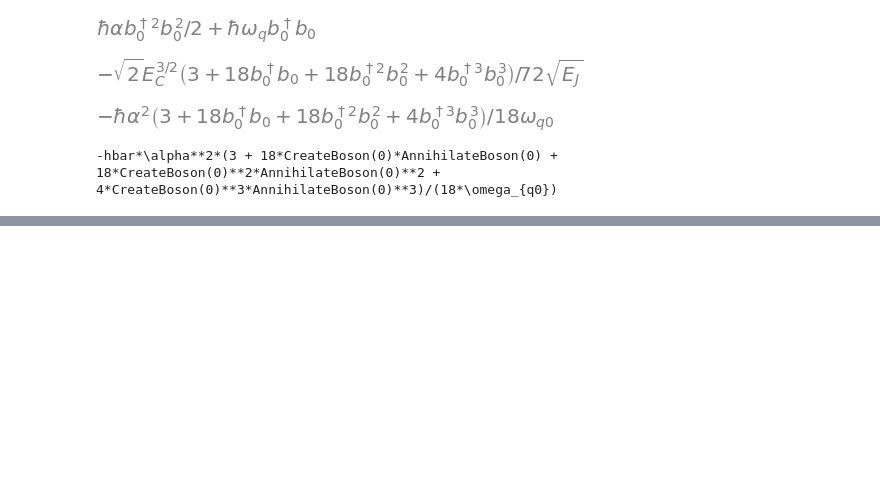
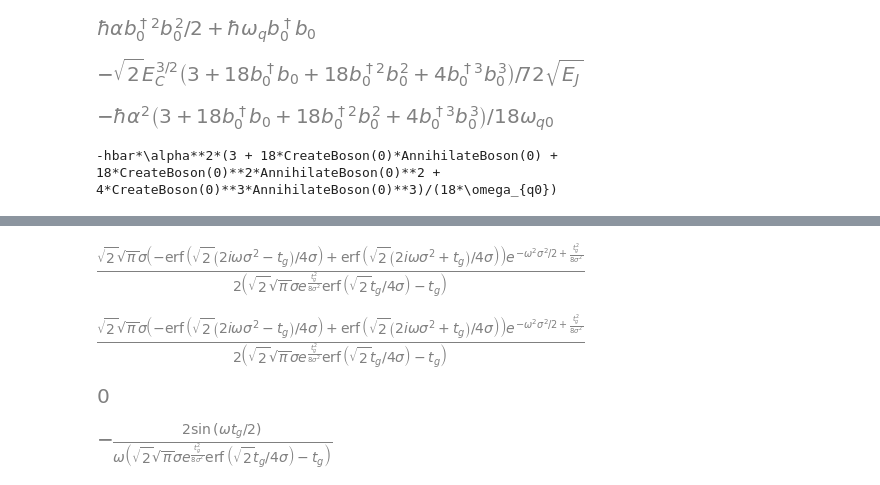
Before and after one commit to NickyNASA/PHYS-779-Project, a Jupyter notebook: src/analytic_solutions.ipynb, the cells around one changed output, grey strips where cells are left out. Drawn from its saved outputs; the diff is of its cells as text; code cells hidden in the pictures; blank space fills up the shorter version.

```diff
--- a/src/analytic_solutions.ipynb
+++ b/src/analytic_solutions.ipynb
@@ -118,0 +142,14 @@ print(H_error)
+# %%
+display(simplify(fourier))
+display(simplify(fourier2))
+display(simplify(fourier - fourier2))
+# %% [output]
+[figure, added]
+[figure, added]
+[figure, added]
+# %%
+
+window_fourier = sympy.fourier_transform((Heaviside(t+tg/2) - Heaviside(t-tg/2)), t, omega/(2*pi))
+display(simplify(window_fourier))
+# %% [output]
+[figure, added]
```
Also changed, not shown: parts of 3 cells of this notebook, 1 other file.
